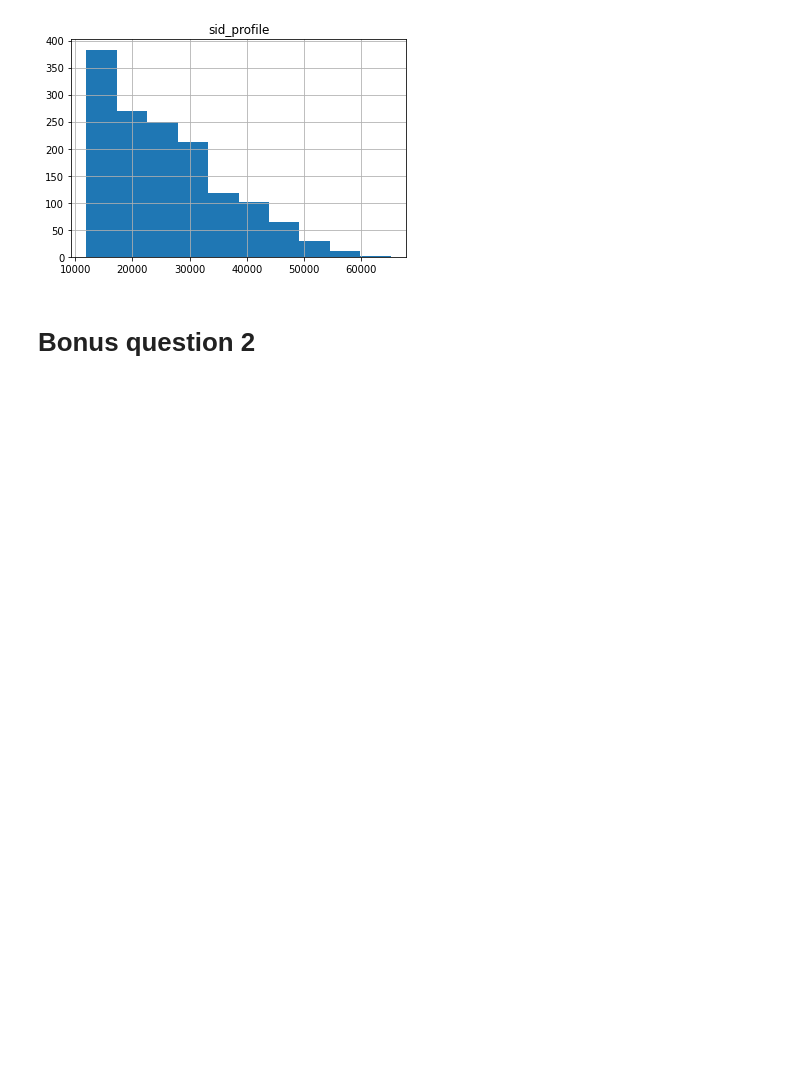
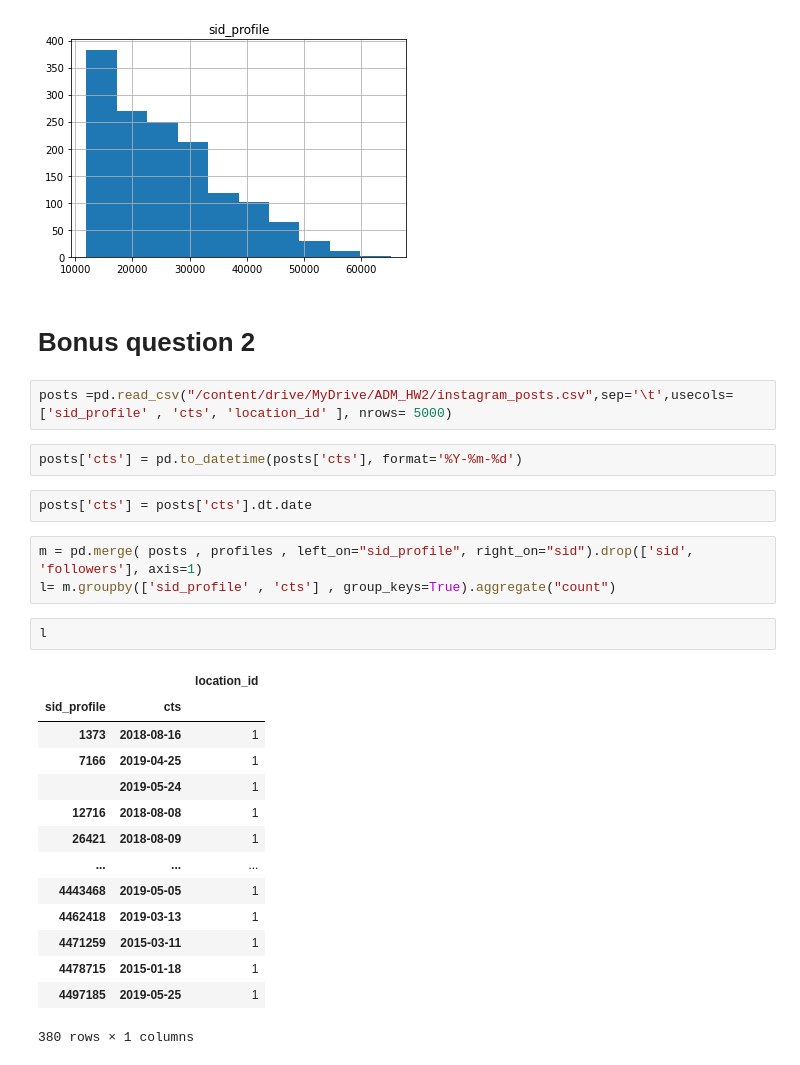
Before and after one commit to PaoloBarba/ADM_HW2, a Jupyter notebook: main.ipynb, the cells around one changed output. Cells and saved outputs as stored; diff of their text form; blank space fills up the shorter version.

```diff
--- a/main.ipynb
+++ b/main.ipynb
@@ -861,3 +861,29 @@ array([[<matplotlib.axes._subplots.AxesSubplot object at 0x...>]],
 [figure]
 # %% [markdown]
 # Bonus question 2
+# %%
+posts =pd.read_csv("/content/drive/MyDrive/ADM_HW2/instagram_posts.csv",sep='\t',usecols=['sid_profile' , 'cts', 'location_id' ], nrows= 5000)
+# %%
+posts['cts'] = pd.to_datetime(posts['cts'], format='%Y-%m-%d')
+# %%
+posts['cts'] = posts['cts'].dt.date
+# %%
+m = pd.merge( posts , profiles , left_on="sid_profile", right_on="sid").drop(['sid', 'followers'], axis=1)
+l= m.groupby(['sid_profile' , 'cts'] , group_keys=True).aggregate("count")
+# %%
+l
+# %% [output]
+|  |  | location_id |
+| sid_profile | cts |  |
+| 1373 | 2018-08-16 | 1 |
+| 7166 | 2019-04-25 | 1 |
+|  | 2019-05-24 | 1 |
+| 12716 | 2018-08-08 | 1 |
+| 26421 | 2018-08-09 | 1 |
+| ... | ... | ... |
+| 4443468 | 2019-05-05 | 1 |
+| 4462418 | 2019-03-13 | 1 |
+| 4471259 | 2015-03-11 | 1 |
+| 4478715 | 2015-01-18 | 1 |
+| 4497185 | 2019-05-25 | 1 |
+380 rows × 1 columns
```
Also changed, not shown: parts of 1 cell of this notebook.
